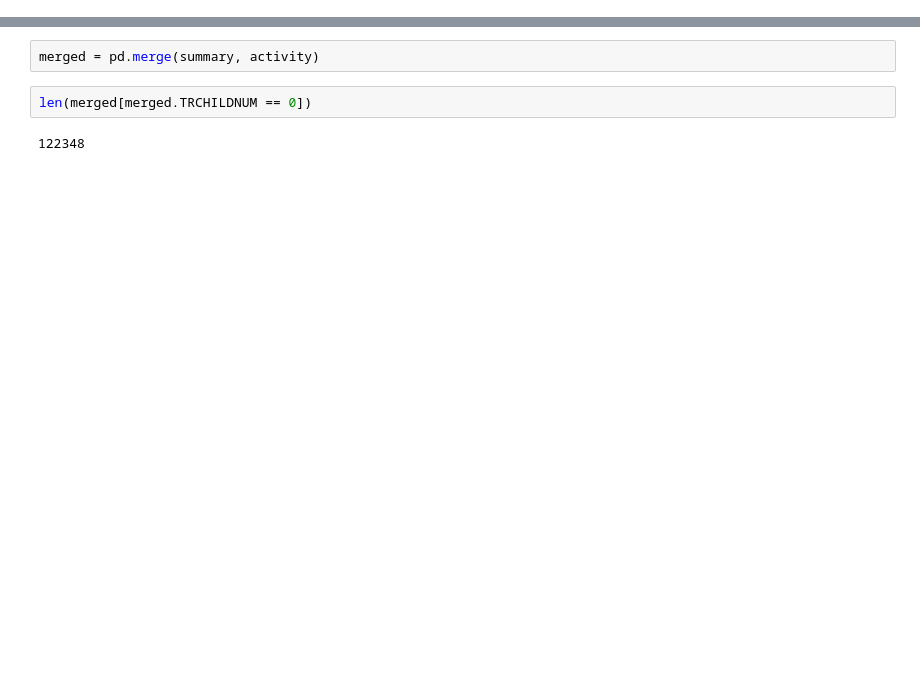
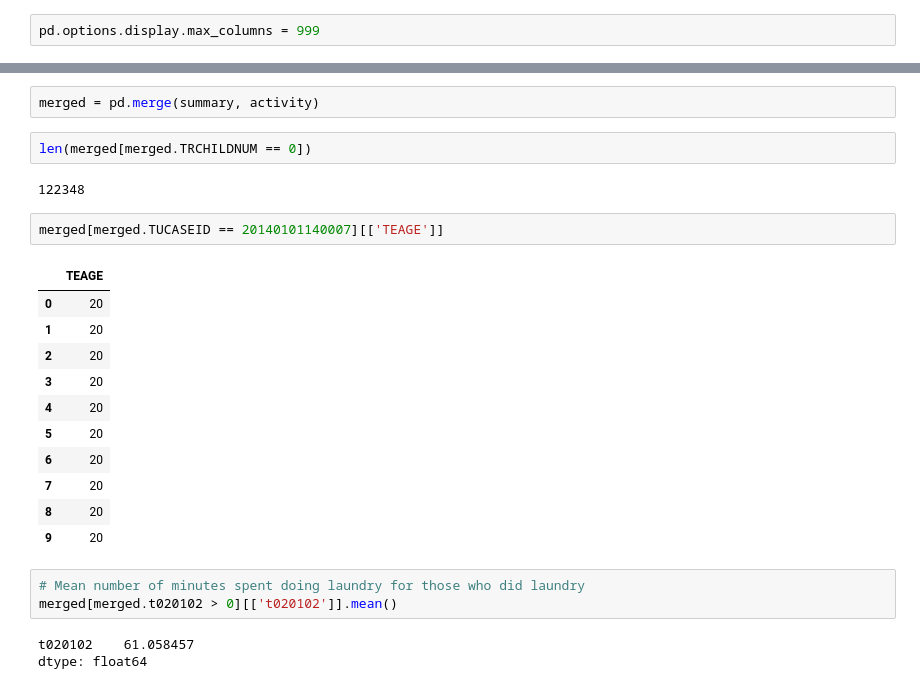
Before and after one commit to ahartz1/atus-analysis, a Jupyter notebook: atus-analysis.ipynb, the cells around one changed output, grey strips where cells are left out. Drawn from its saved outputs; the diff is of its cells as text; blank space fills up the shorter version.

Commit message:
Added mean time spent on laundry

```diff
--- a/atus-analysis.ipynb
+++ b/atus-analysis.ipynb
@@ -4,6 +4,8 @@ import matplotlib.pyplot as plt
 import numpy as np
 import pandas as pd
 %matplotlib inline
+# %%
+pd.options.display.max_columns = 999
 # %%
 summary = pd.read_csv('data/atussum_2014.dat')
 # %%
@@ -85,3 +97,23 @@ merged = pd.merge(summary, activity)
 len(merged[merged.TRCHILDNUM == 0])
 # %% [output]
 122348
+# %%
+merged[merged.TUCASEID == 20140101140007][['TEAGE']]
+# %% [output]
+|  | TEAGE |
+| 0 | 20 |
+| 1 | 20 |
+| 2 | 20 |
+| 3 | 20 |
+| 4 | 20 |
+| 5 | 20 |
+| 6 | 20 |
+| 7 | 20 |
+| 8 | 20 |
+| 9 | 20 |
+# %%
+# Mean number of minutes spent doing laundry for those who did laundry
+merged[merged.t020102 > 0][['t020102']].mean()
+# %% [output]
+t020102    61.058457
+dtype: float64
```
Also changed, not shown: parts of 4 cells of this notebook.
